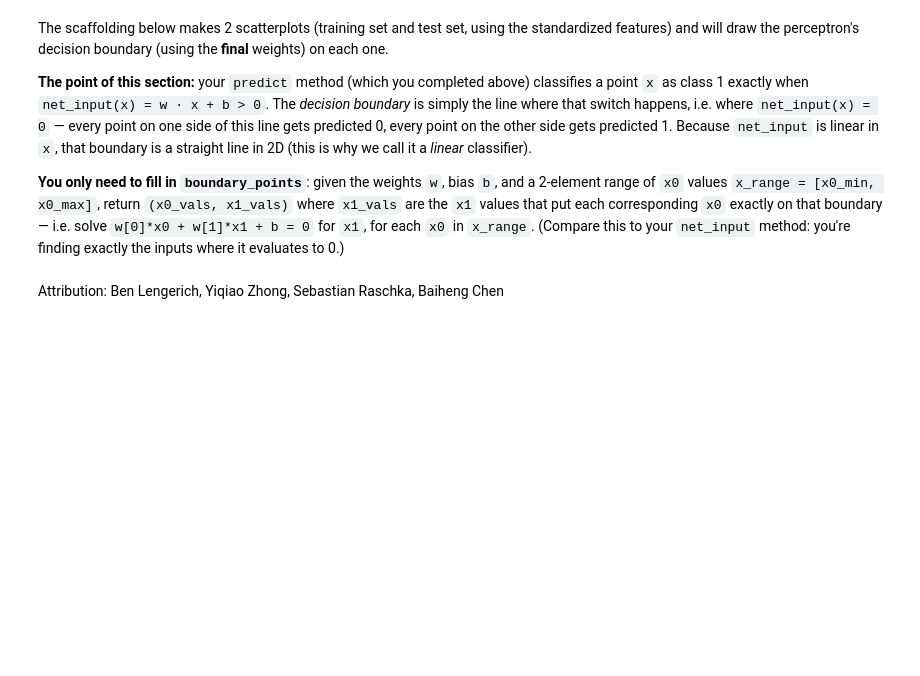
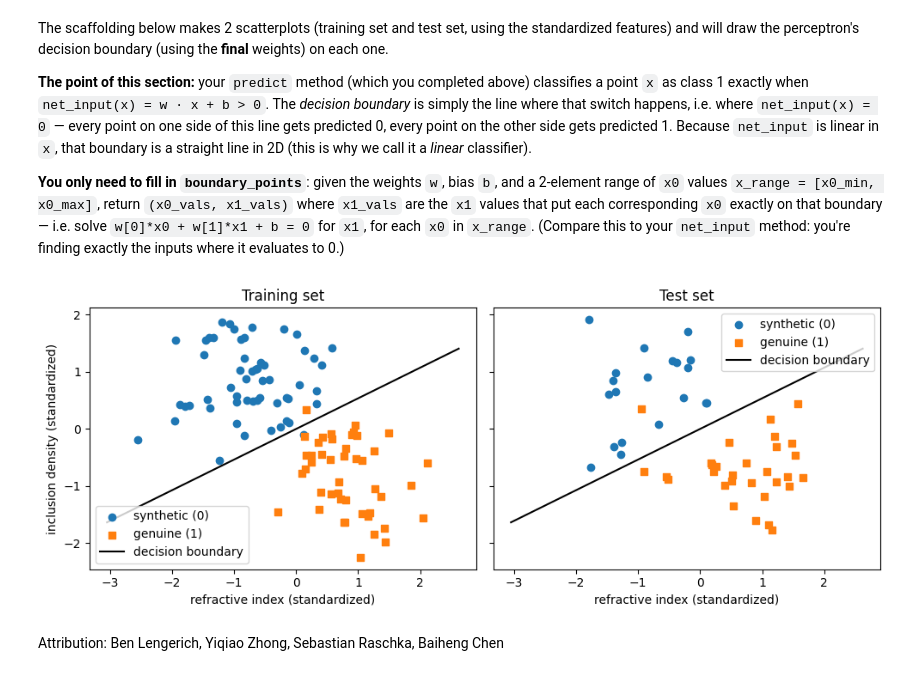
Before and after one commit to plklein-414/Spoon-Knife, a Jupyter notebook: assets/hw/hw1/STAT453_hw01.ipynb, the cells around one changed output. Saved outputs shown, nothing was run; the diff lists cells and outputs as text; code cells hidden in the pictures; blank space fills up the shorter version.

```diff
--- a/assets/hw/hw1/STAT453_hw01.ipynb
+++ b/assets/hw/hw1/STAT453_hw01.ipynb
@@ -386,33 +386,35 @@ The scaffolding below makes 2 scatterplots (training set and test set, using the
 ##########################
 
 def boundary_points(w, b, x_range):
     # The decision boundary is where net_input(x) = w[0]*x0 + w[1]*x1 + b = 0
     # (the same net_input you implemented in the Perceptron class above).
     # Solve that equation for x1 in terms of x0:
     x0_vals = list(x_range)
-    x1_vals = x1_vals = [(-w[0] * x0 - b) / w[1] for x0 in x0_vals]
+    x1_vals = [(-w[0] * x0 - b) / w[1] for x0 in x0_vals]
     return x0_vals, x1_vals
 
 x0_range = [min(x[0] for x in features) - 0.5, max(x[0] for x in features) + 0.5]
 bx, by = boundary_points(ppn.weights, ppn.bias, x0_range)
 
 fig, axes = plt.subplots(1, 2, figsize=(10, 4), sharex=True, sharey=True)
 
 for ax, X_set, y_set, title in [(axes[0], X_train, y_train, 'Training set'),
                                  (axes[1], X_test, y_test, 'Test set')]:
     ax.scatter([x[0] for x, yi in zip(X_set, y_set) if yi == 0],
                [x[1] for x, yi in zip(X_set, y_set) if yi == 0],
                label='synthetic (0)', marker='o')
     ax.scatter([x[0] for x, yi in zip(X_set, y_set) if yi == 1],
                [x[1] for x, yi in zip(X_set, y_set) if yi == 1],
                label='genuine (1)', marker='s')
     ax.plot(bx, by, 'k-', label='decision boundary')
     ax.set_title(title)
     ax.set_xlabel('refractive index (standardized)')
     ax.legend()
 
 axes[0].set_ylabel('inclusion density (standardized)')
 plt.tight_layout()
 plt.show()
+# %% [output]
+[figure, added]
 # %% [markdown]
 Attribution: Ben Lengerich, Yiqiao Zhong, Sebastian Raschka, Baiheng Chen
```
